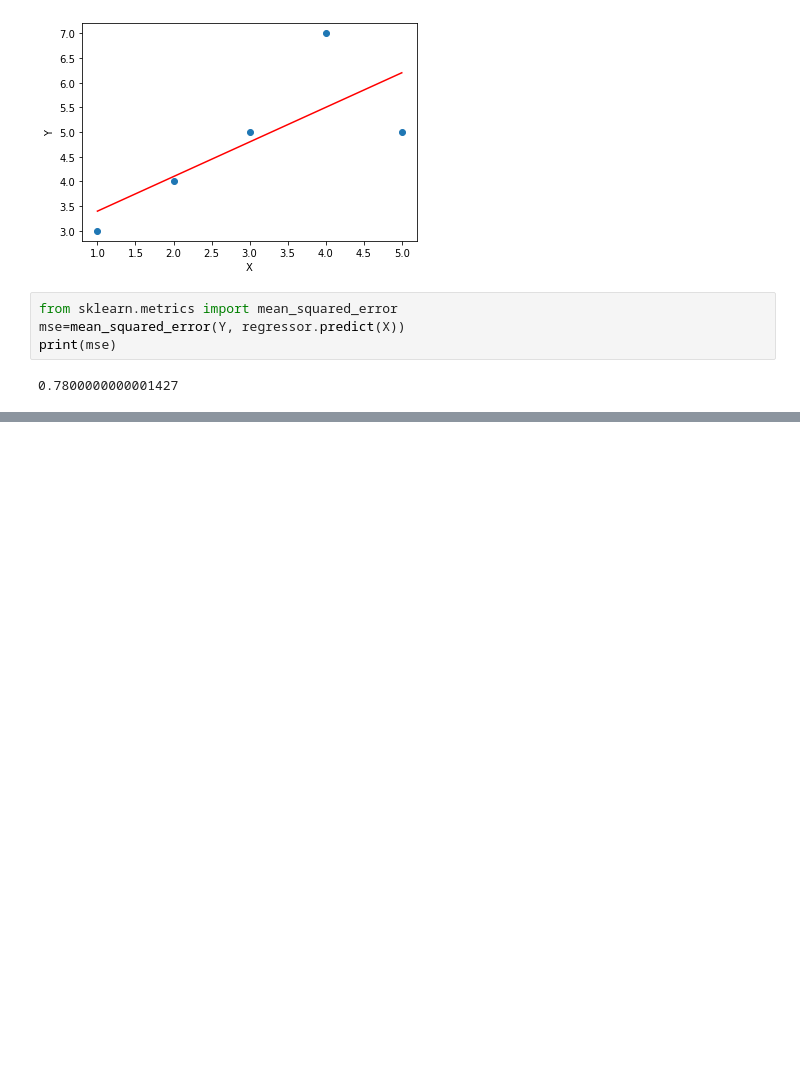
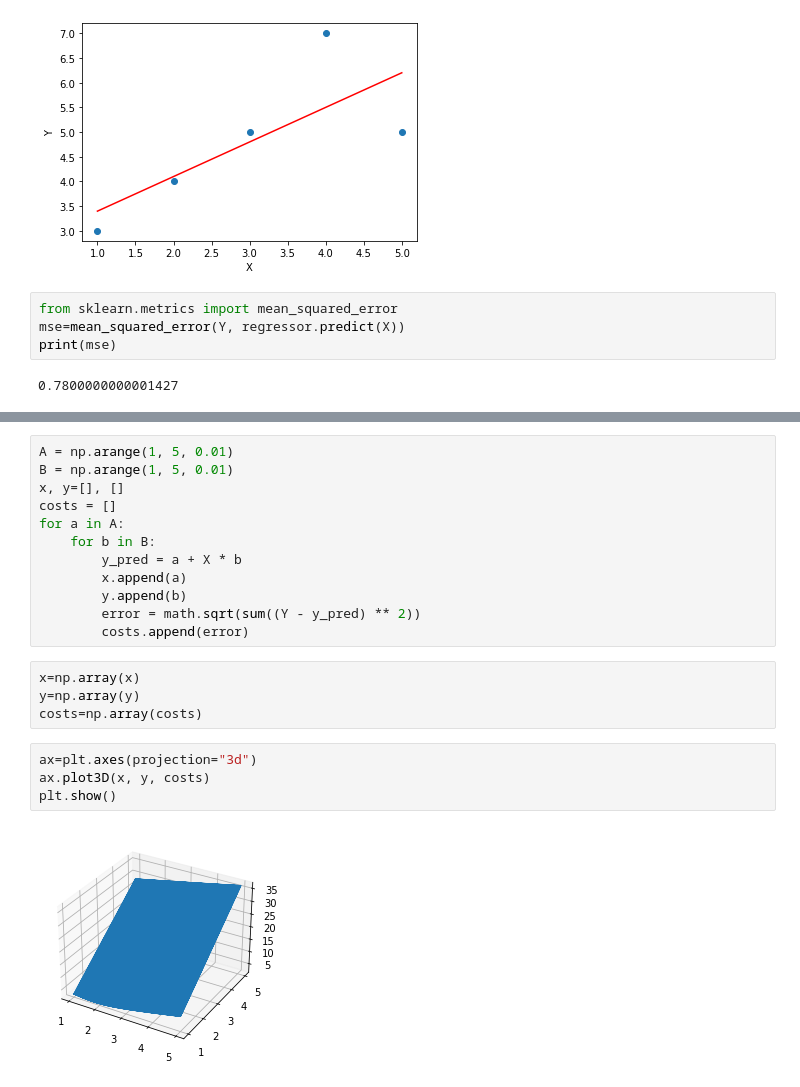
Before and after one commit to Akhilendra01/Machine-Learning-Labs, a Jupyter notebook: 1/1.2.ipynb, the cells around one changed output, grey strips where cells are left out. Drawn from its saved outputs; the diff is of its cells as text; blank space fills up the shorter version.

```diff
--- a/1/1.2.ipynb
+++ b/1/1.2.ipynb
@@ -119,0 +134,22 @@ print(mse)
+# %%
+A = np.arange(1, 5, 0.01)
+B = np.arange(1, 5, 0.01)
+x, y=[], []
+costs = []
+for a in A:
+    for b in B:
+        y_pred = a + X * b
+        x.append(a)
+        y.append(b)
+        error = math.sqrt(sum((Y - y_pred) ** 2))
+        costs.append(error)
+# %%
+x=np.array(x)
+y=np.array(y)
+costs=np.array(costs)
+# %%
+ax=plt.axes(projection="3d")
+ax.plot3D(x, y, costs)
+plt.show()
+# %% [output]
+[figure, added]
```
Also changed, not shown: parts of 2 cells of this notebook, 4 other files.
